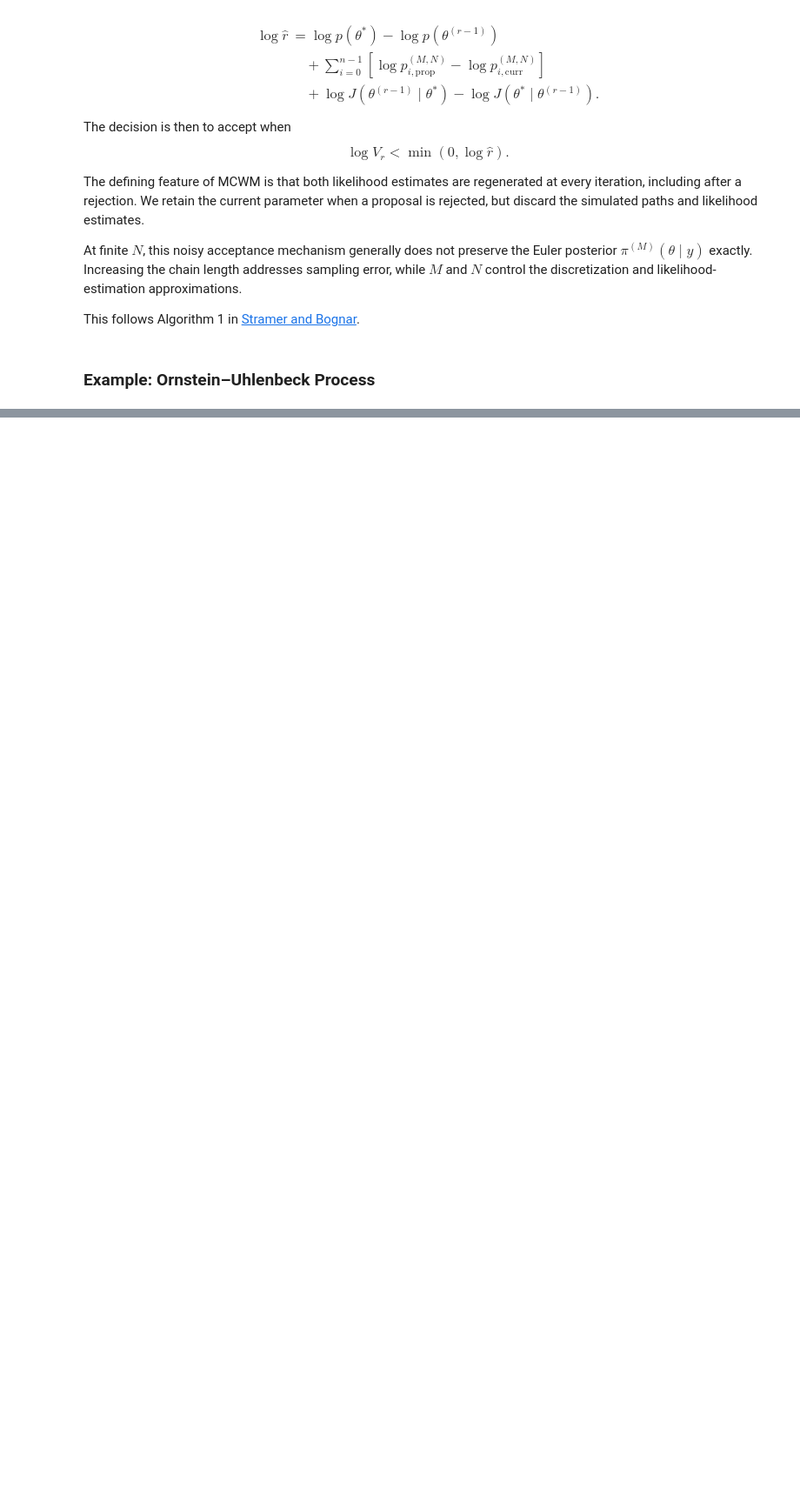
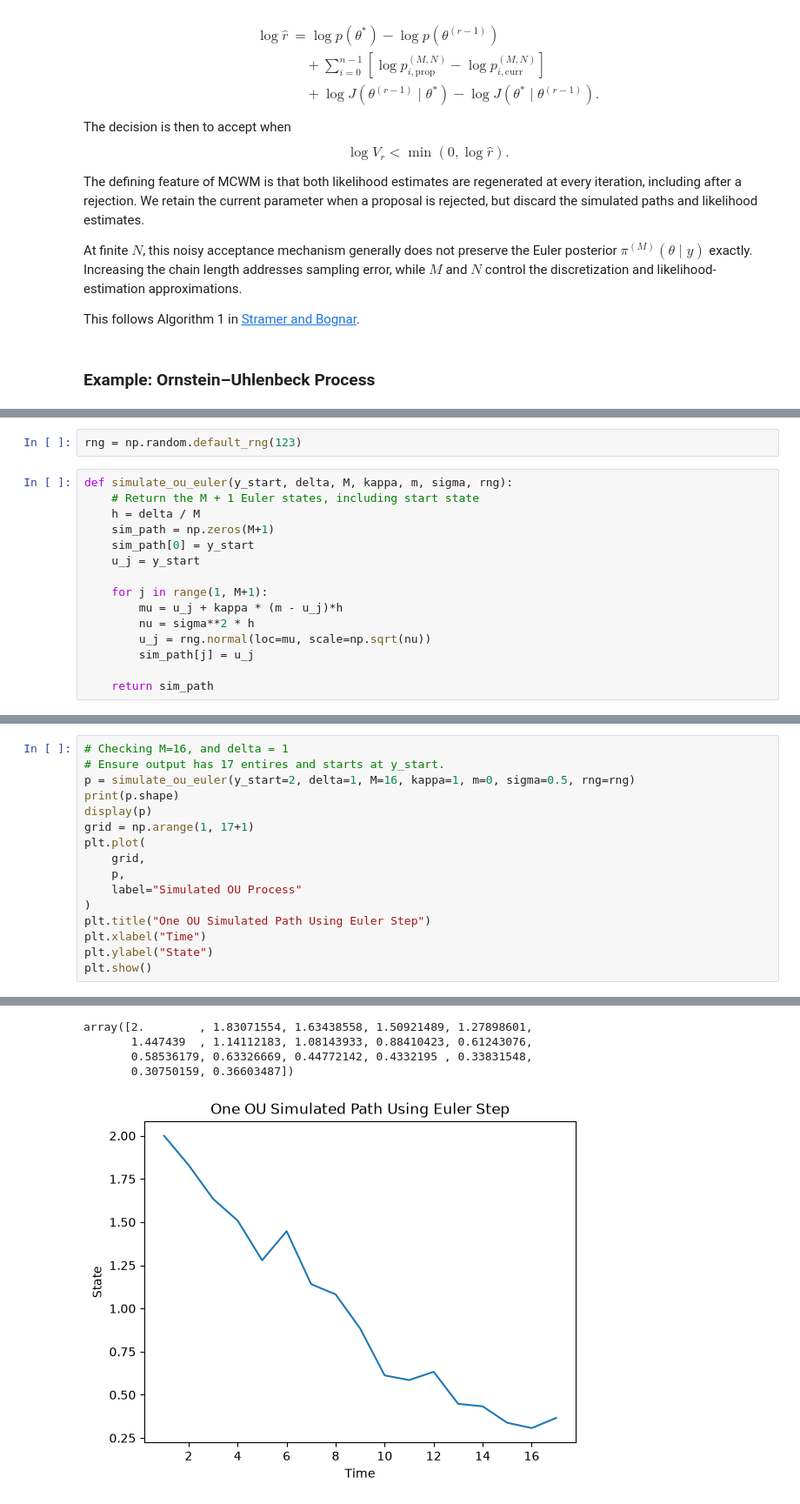
Before and after one commit to AndrewRambidis/STATS-PRAC, a Jupyter notebook: notebooks/Bayesian/mcmc_sampling/diffusion_mcwm_ornstein_uhlenbeck.ipynb, the cells around one changed output, grey strips where cells are left out. Shown at 87% size. Saved outputs shown, nothing was run; the diff lists cells and outputs as text; blank space fills up the shorter version.

Commit message:
Theory of MCWM diff completed + began coding of OU process

```diff
--- a/notebooks/Bayesian/mcmc_sampling/diffusion_mcwm_ornstein_uhlenbeck.ipynb
+++ b/notebooks/Bayesian/mcmc_sampling/diffusion_mcwm_ornstein_uhlenbeck.ipynb
@@ -297,0 +309,17 @@ This follows Algorithm 1 in [Stramer and Bognar](https://stat.uiowa.edu/sites/st
+# %%
+rng = np.random.default_rng(123)
+# %%
+def simulate_ou_euler(y_start, delta, M, kappa, m, sigma, rng):
+    # Return the M + 1 Euler states, including start state
+    h = delta / M
+    sim_path = np.zeros(M+1)
+    sim_path[0] = y_start
+    u_j = y_start
+
+    for j in range(1, M+1):
+        mu = u_j + kappa * (m - u_j)*h
+        nu = sigma**2 * h
+        u_j = rng.normal(loc=mu, scale=np.sqrt(nu))
+        sim_path[j] = u_j
+
+    return sim_path
@@ -297,0 +348,17 @@ This follows Algorithm 1 in [Stramer and Bognar](https://stat.uiowa.edu/sites/st
+# %%
+# Checking M=16, and delta = 1
+# Ensure output has 17 entires and starts at y_start.
+p = simulate_ou_euler(y_start=2, delta=1, M=16, kappa=1, m=0, sigma=0.5, rng=rng)
+print(p.shape)
+display(p)
+grid = np.arange(1, 17+1)
+plt.plot(
+    grid,
+    p,
+    label="Simulated OU Process"
+)
+plt.title("One OU Simulated Path Using Euler Step")
+plt.xlabel("Time")
+plt.ylabel("State")
+plt.show()
+# %% [output]
@@ -297,0 +366,5 @@ This follows Algorithm 1 in [Stramer and Bognar](https://stat.uiowa.edu/sites/st
+array([2.        , 1.83071554, 1.63438558, 1.50921489, 1.27898601,
+       1.447439  , 1.14112183, 1.08143933, 0.88410423, 0.61243076,
+       0.58536179, 0.63326669, 0.44772142, 0.4332195 , 0.33831548,
+       0.30750159, 0.36603487])
+[figure, added]
```
Also changed, not shown: parts of 13 cells of this notebook.
